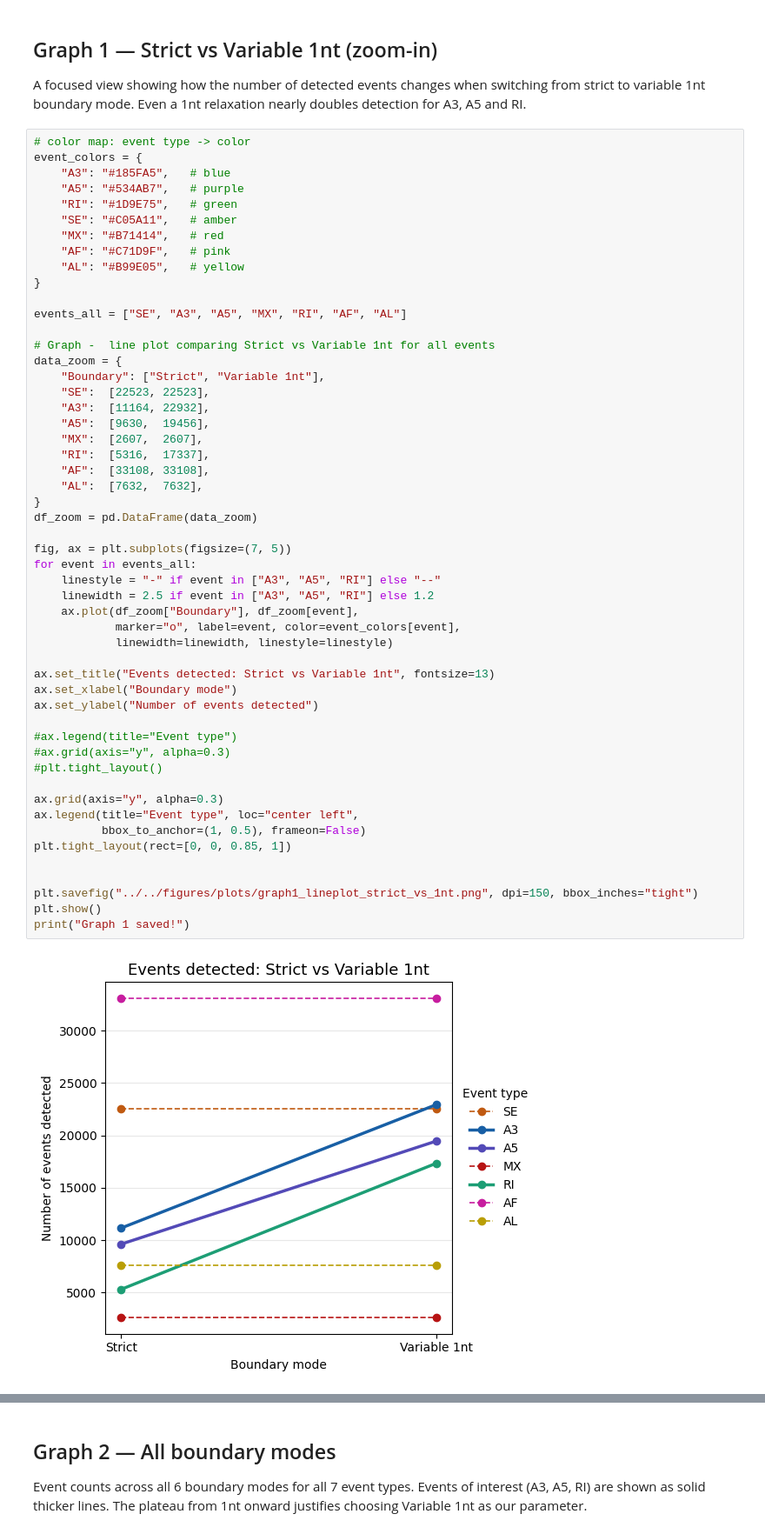
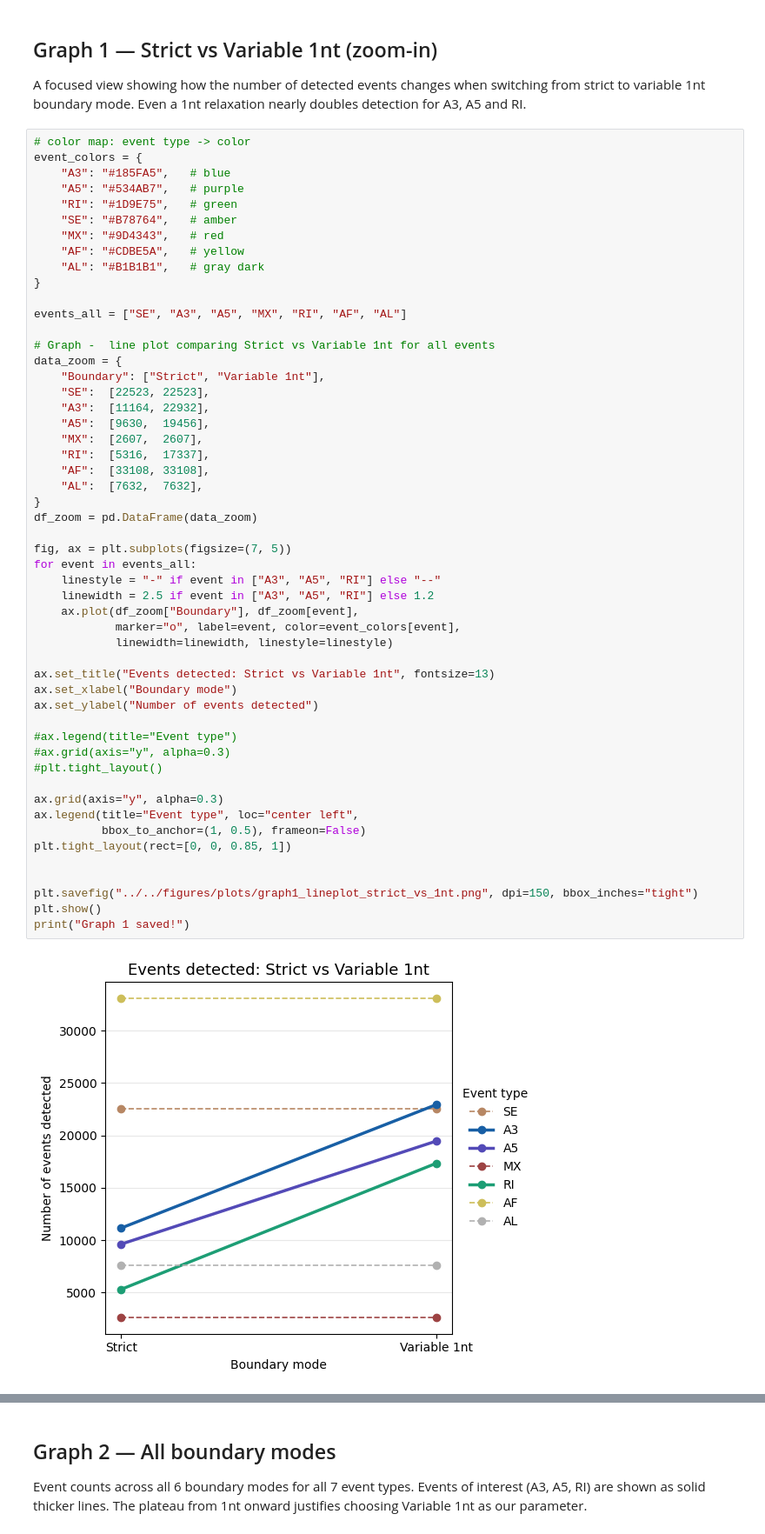
Before and after one commit to griceyrt/Internship, a Jupyter notebook: analysis/notebooks/02_barplots.ipynb, the cells around one changed output, grey strips where cells are left out. Shown at 87% size. Drawn from its saved outputs; the diff is of its cells as text.

```diff
--- a/analysis/notebooks/02_barplots.ipynb
+++ b/analysis/notebooks/02_barplots.ipynb
@@ -152,10 +152,10 @@ event_colors = {
     "A3": "#185FA5",   # blue
     "A5": "#534AB7",   # purple
     "RI": "#1D9E75",   # green
-    "SE": "#C05A11",   # amber
-    "MX": "#B71414",   # red
-    "AF": "#C71D9F",   # pink
-    "AL": "#B99E05",   # yellow
+    "SE": "#B78764",   # amber
+    "MX": "#9D4343",   # red
+    "AF": "#CDBE5A",   # yellow
+    "AL": "#B1B1B1",   # gray dark
 }
 
 events_all = ["SE", "A3", "A5", "MX", "RI", "AF", "AL"]
@@ -172,34 +172,34 @@ data_zoom = {
     "AL":  [7632,  7632],
 }
 df_zoom = pd.DataFrame(data_zoom)
 
 fig, ax = plt.subplots(figsize=(7, 5))
 for event in events_all:
     linestyle = "-" if event in ["A3", "A5", "RI"] else "--"
     linewidth = 2.5 if event in ["A3", "A5", "RI"] else 1.2
     ax.plot(df_zoom["Boundary"], df_zoom[event],
             marker="o", label=event, color=event_colors[event],
             linewidth=linewidth, linestyle=linestyle)
 
 ax.set_title("Events detected: Strict vs Variable 1nt", fontsize=13)
 ax.set_xlabel("Boundary mode")
 ax.set_ylabel("Number of events detected")
 
 #ax.legend(title="Event type")
 #ax.grid(axis="y", alpha=0.3)
 #plt.tight_layout()
 
 ax.grid(axis="y", alpha=0.3)
 ax.legend(title="Event type", loc="center left",
           bbox_to_anchor=(1, 0.5), frameon=False)
 plt.tight_layout(rect=[0, 0, 0.85, 1])
 
 
 plt.savefig("../../figures/plots/graph1_lineplot_strict_vs_1nt.png", dpi=150, bbox_inches="tight")
 plt.show()
 print("Graph 1 saved!")
 # %% [output]
-[figure, old version]
+[figure, new version]
 Graph 1 saved!
 # %% [markdown]
 ## Graph 2 — All boundary modes
```
Also changed, not shown: parts of 1 cell of this notebook, 11 other files.
